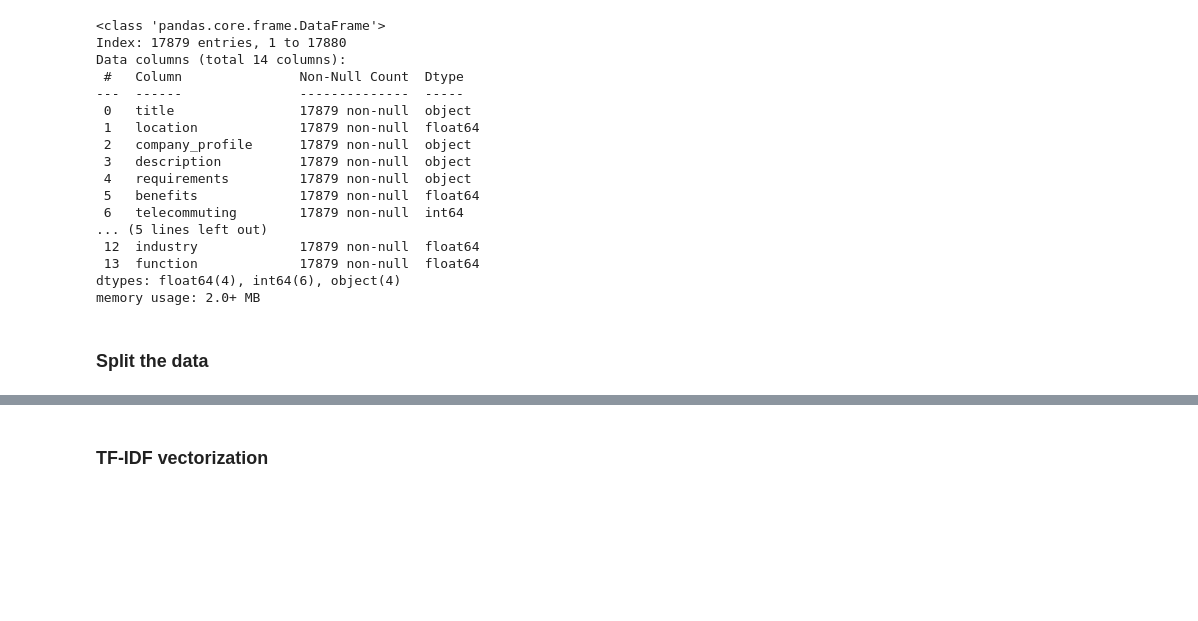
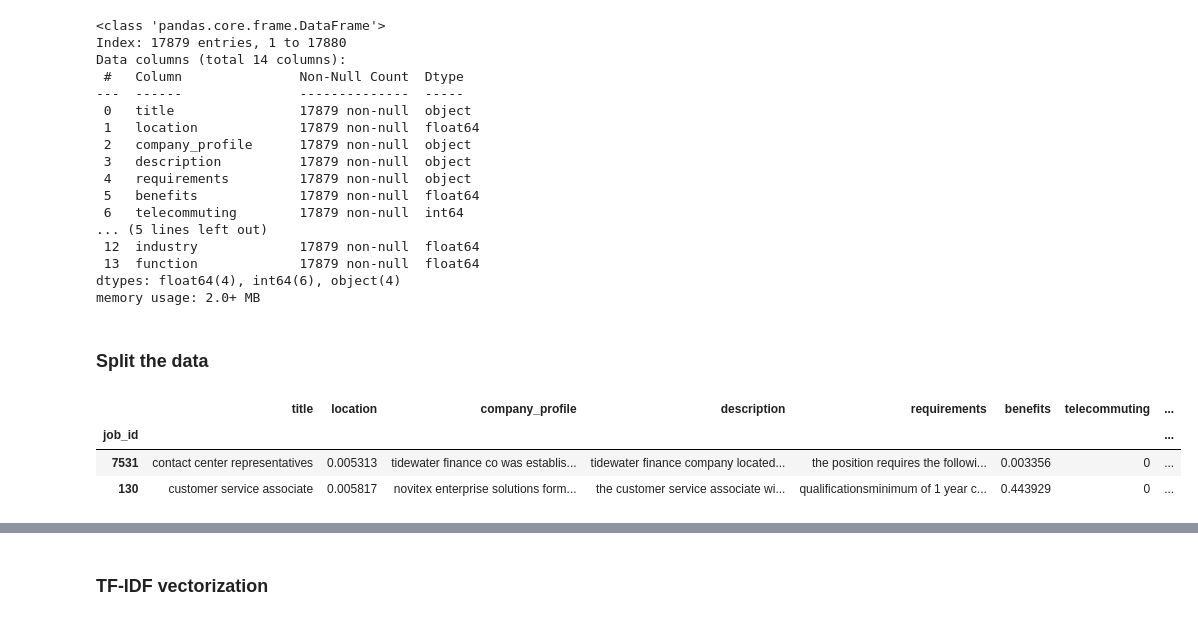
Before and after one commit to geekcourses/RealFakeJobPostingPrediction_Mitko, a Jupyter notebook: src/data_preprocessing.ipynb, the cells around one changed output, grey strips where cells are left out. Saved outputs shown, nothing was run; the diff lists cells and outputs as text; code cells hidden in the pictures; blank space fills up the shorter version.

```diff
--- a/src/data_preprocessing.ipynb
+++ b/src/data_preprocessing.ipynb
@@ -404,3 +404,10 @@ memory usage: 2.0+ MB
 # %%
 # Split the data
 X_train, X_test, y_train, y_test = train_test_split(X, y, test_size=0.2, random_state=42, stratify=y)
+# %%
+X_train.head(2)
+# %% [output]
+|  | title | location | company_profile | description | requirements | benefits | telecommuting | ... |
+| job_id |  |  |  |  |  |  |  | ... |
+| 7531 | contact center representatives | 0.005313 | tidewater finance co was establis... | tidewater finance company located... | the position requires the followi... | 0.003356 | 0 | ... |
+| 130 | customer service associate | 0.005817 | novitex enterprise solutions form... | the customer service associate wi... | qualificationsminimum of 1 year c... | 0.443929 | 0 | ... |
```
Also changed, not shown: parts of 3 cells of this notebook, 16 other files.
